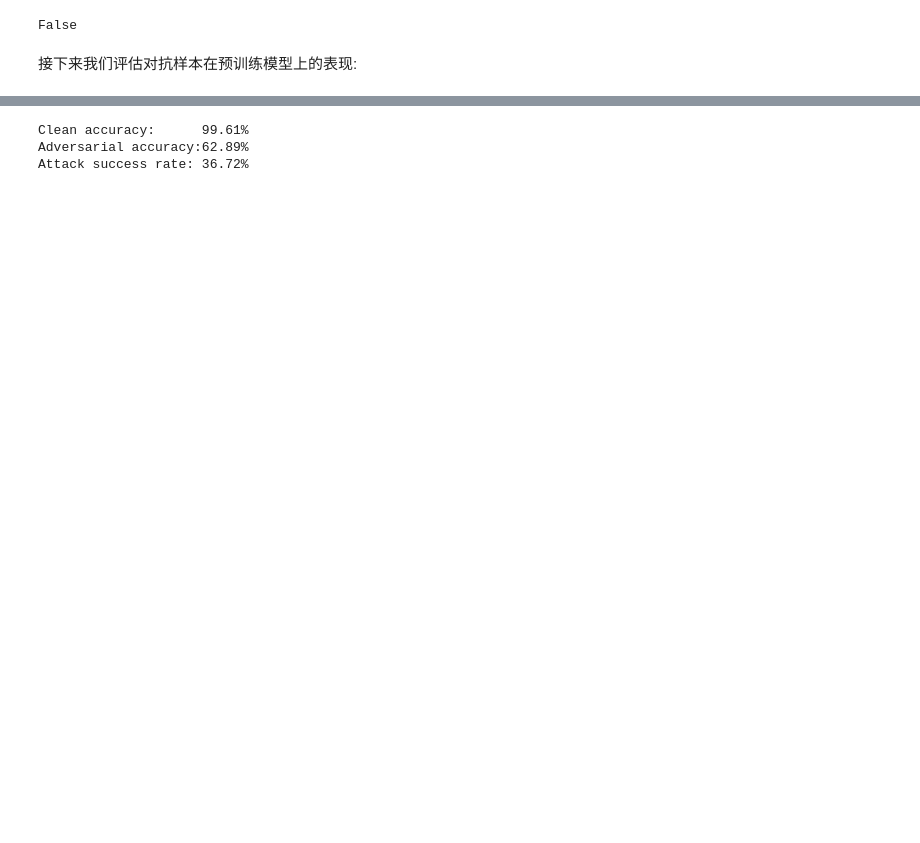
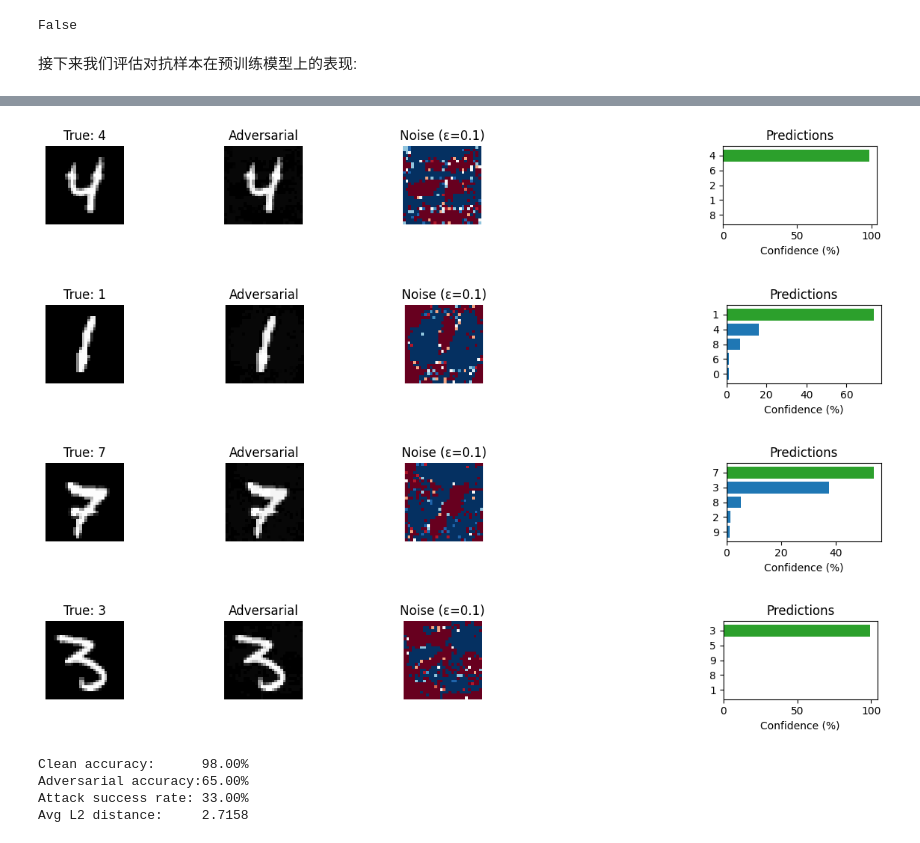
Before and after one commit to Mutsumimimi/AISafetyLab, a Jupyter notebook: main.ipynb, the cells around one changed output, grey strips where cells are left out. Drawn from its saved outputs; the diff is of its cells as text; code cells hidden in the pictures; blank space fills up the shorter version.

```diff
--- a/main.ipynb
+++ b/main.ipynb
@@ -490,8 +586,3 @@ def fast_gradient_sign_method(model, imgs, labels, epsilon=0.02):
 # %% [markdown]
 接下来我们评估对抗样本在预训练模型上的表现:
-# %%
-name = "CNN"
-model = trained_models[name]["model"]
-test_iter = trained_models[name]["test_iter"]  # ← 用配套的 test_iter
-norm = True if name == "MLP" else False
 # %%
@@ -514,21 +622,67 @@ for i in range(1,17,5):
+# %%
+epsilon = 0.1
+
+if func == "fgsm":
+    adv_imgs, noise = fast_gradient_sign_method(model, img_batch, label_batch, epsilon=epsilon)
+elif func == "pgd":
+    adv_imgs, noise = projected_gradient_descent(
+        model, img_batch, label_batch, steps=10, alpha=0.02, epsilon=epsilon
+    )
+elif func == "cw":
+    # 目标攻击：确保目标标签不等于真实标签
+    target_labels = (label_batch + 3) % 10
+    adv_imgs, noise = cw_attack(
+        model,
+        img_batch,
+        target_labels,
+        c=1,
+        num_epoch=50,
+        lr=1e-2,
+        input_normalized=input_normalized_for_attack
+    )
+
+with torch.no_grad():
+    adv_preds = model(adv_imgs.to(device))
+
+for i in range(1, 17, 5):
+    show_prediction(
+        img_batch[i],
+        label_batch[i],
+        adv_preds[i],
+        adv_img=adv_imgs[i],
+        noise=noise[i],
+        norm=norm
+    )
+# %% [output]
+[figure, added]
+[figure, added]
+[figure, added]
+[figure, added]
 # %%
 correct_clean, correct_adv = 0, 0
+total_l2_dist = 0
 total = 0
 
 with torch.no_grad():
     clean_preds = model(img_batch.to(device))
     correct_clean = (clean_preds.argmax(1) == label_batch.to(device)).sum().item()
 
-adv_imgs, _ = fast_gradient_sign_method(model, img_batch, label_batch.to(device), epsilon=epsilon)
 with torch.no_grad():
     adv_preds = model(adv_imgs.to(device))
     correct_adv = (adv_preds.argmax(1) == label_batch.to(device)).sum().item()
+
+# L2 距离：每张图像单独算，再累加
+noise_flat = noise.view(noise.size(0), -1)          # [batch, 784]
+l2_dist    = torch.norm(noise_flat, p=2, dim=1)     # [batch]
+total_l2_dist += l2_dist.sum().item()
 
 total = len(label_batch)
 print(f"Clean accuracy:      {correct_clean/total:.2%}")
 print(f"Adversarial accuracy:{correct_adv/total:.2%}")
 print(f"Attack success rate: {(correct_clean - correct_adv)/total:.2%}")
+print(f"Avg L2 distance:     {total_l2_dist/total:.4f}")
 # %% [output]
-Clean accuracy:      99.61%
-Adversarial accuracy:62.89%
-Attack success rate: 36.72%
+Clean accuracy:      98.00%
+Adversarial accuracy:65.00%
+Attack success rate: 33.00%
+Avg L2 distance:     2.7158
```
Also changed, not shown: parts of 7 cells of this notebook, 1 other file.
